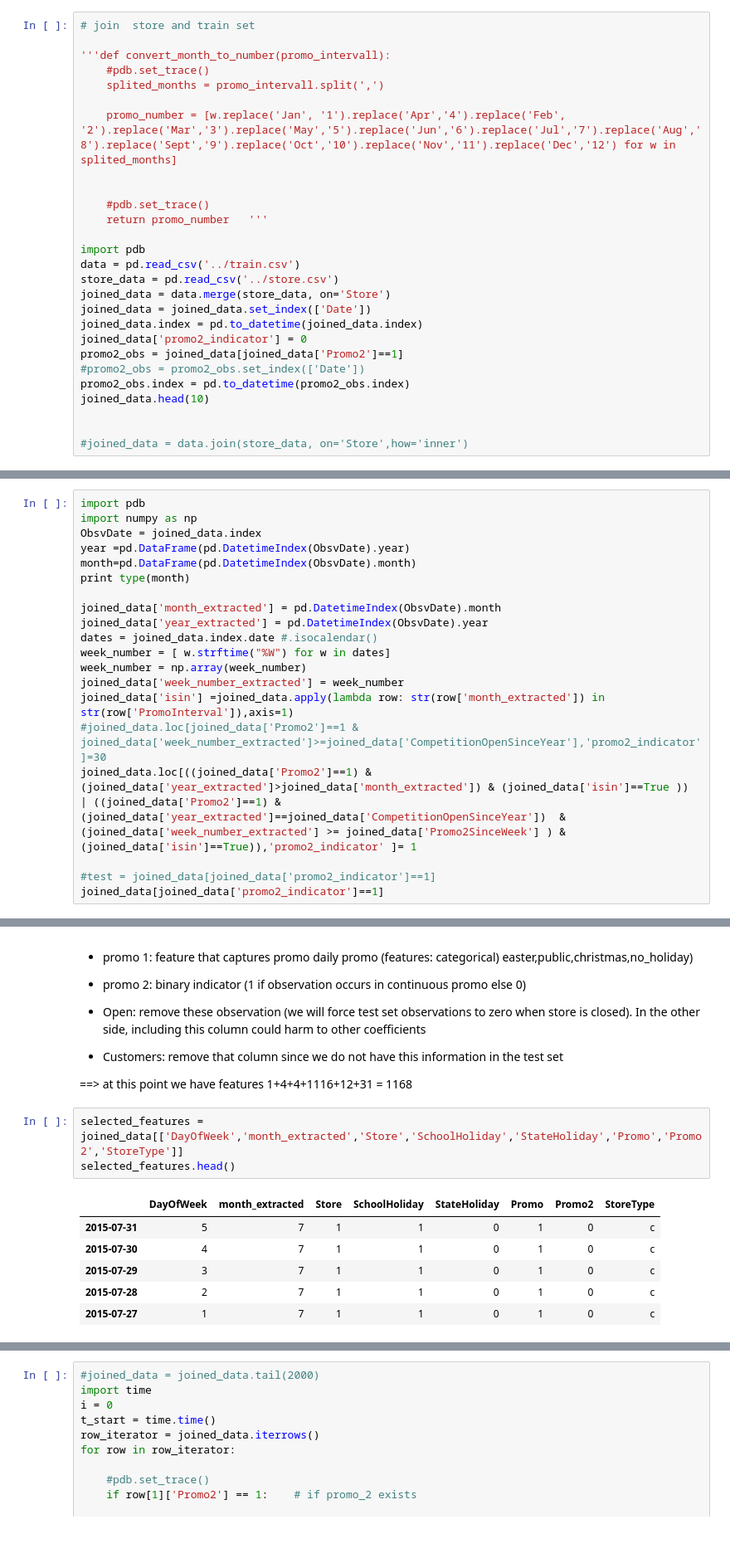
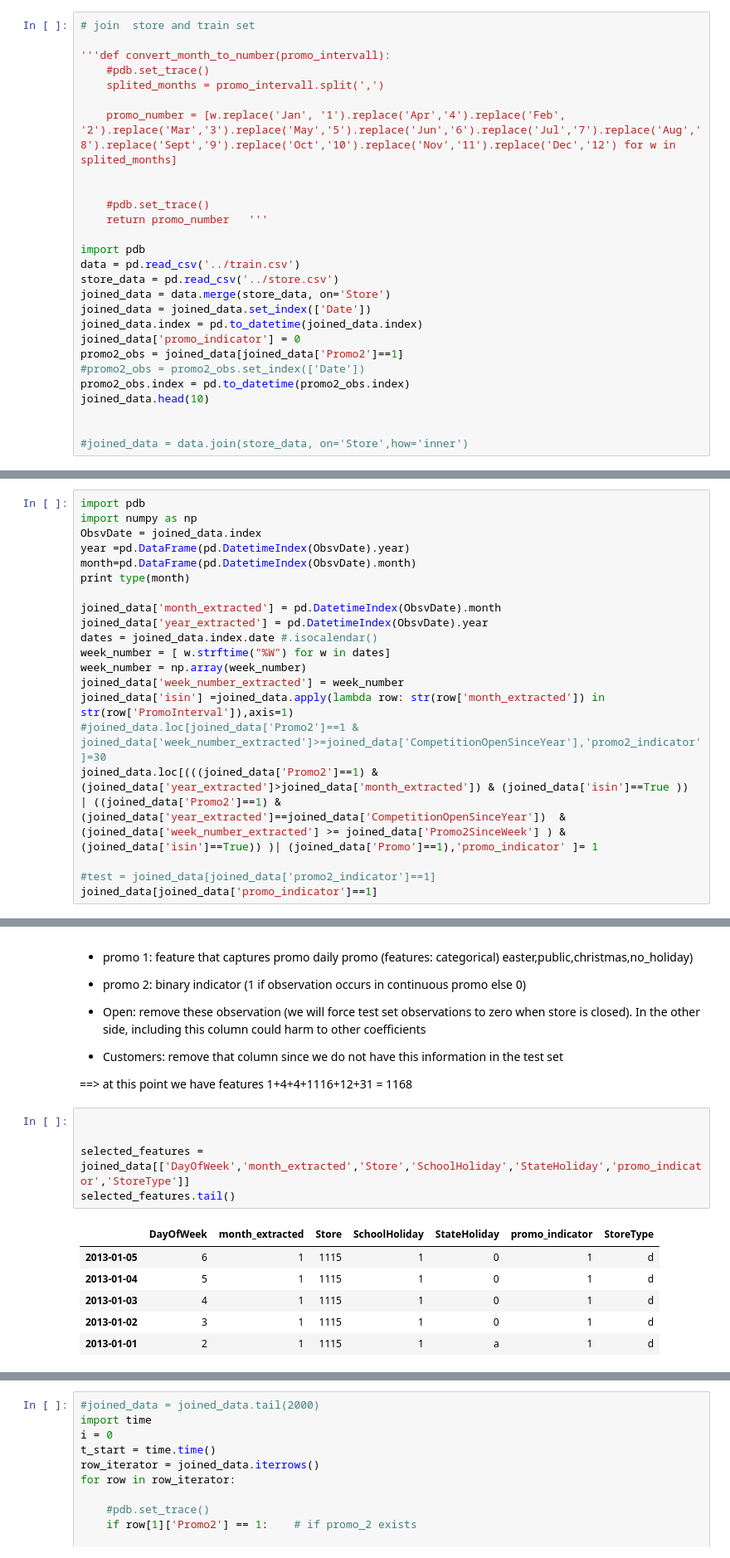
Before and after one commit to chkhalil/rossman_kaggle, a Jupyter notebook: forecast_solution.ipynb, the cells around one changed output, grey strips where cells are left out. Shown at 83% size. Cells and saved outputs as stored; diff of their text form.

```diff
--- a/forecast_solution.ipynb
+++ b/forecast_solution.ipynb
@@ -63,7 +63,7 @@ store_data = pd.read_csv('../store.csv')
 joined_data = data.merge(store_data, on='Store')
 joined_data = joined_data.set_index(['Date'])
 joined_data.index = pd.to_datetime(joined_data.index)
-joined_data['promo2_indicator'] = 0
+joined_data['promo_indicator'] = 0
 promo2_obs = joined_data[joined_data['Promo2']==1]
 #promo2_obs = promo2_obs.set_index(['Date'])
 promo2_obs.index = pd.to_datetime(promo2_obs.index)
@@ -99,10 +99,10 @@ week_number = np.array(week_number)
 joined_data['week_number_extracted'] = week_number
 joined_data['isin'] =joined_data.apply(lambda row: str(row['month_extracted']) in str(row['PromoInterval']),axis=1)
 #joined_data.loc[joined_data['Promo2']==1 & joined_data['week_number_extracted']>=joined_data['CompetitionOpenSinceYear'],'promo2_indicator']=30
-joined_data.loc[((joined_data['Promo2']==1) & (joined_data['year_extracted']>joined_data['month_extracted']) & (joined_data['isin']==True ))  | ((joined_data['Promo2']==1) & (joined_data['year_extracted']==joined_data['CompetitionOpenSinceYear'])  & (joined_data['week_number_extracted'] >= joined_data['Promo2SinceWeek'] ) & (joined_data['isin']==True)),'promo2_indicator' ]= 1
+joined_data.loc[(((joined_data['Promo2']==1) & (joined_data['year_extracted']>joined_data['month_extracted']) & (joined_data['isin']==True ))  | ((joined_data['Promo2']==1) & (joined_data['year_extracted']==joined_data['CompetitionOpenSinceYear'])  & (joined_data['week_number_extracted'] >= joined_data['Promo2SinceWeek'] ) & (joined_data['isin']==True)) )| (joined_data['Promo']==1),'promo_indicator' ]= 1
 
 #test = joined_data[joined_data['promo2_indicator']==1]
-joined_data[joined_data['promo2_indicator']==1]
+joined_data[joined_data['promo_indicator']==1]
 # %% [output]
 <class 'pandas.core.frame.DataFrame'>
 |  | Store | DayOfWeek | Sales | Customers | Open | Promo | StateHoliday | SchoolHoliday | StoreType | ... |
@@ -149,15 +149,17 @@ store temporal dimension:
 
 ==> at this point we have features 1+4+4+1116+12+31 = 1168
 # %%
-selected_features = joined_data[['DayOfWeek','month_extracted','Store','SchoolHoliday','StateHoliday','Promo','Promo2','StoreType']]
-selected_features.head()
+
+
+selected_features = joined_data[['DayOfWeek','month_extracted','Store','SchoolHoliday','StateHoliday','promo_indicator','StoreType']]
+selected_features.tail()
 # %% [output]
-|  | DayOfWeek | month_extracted | Store | SchoolHoliday | StateHoliday | Promo | Promo2 | StoreType |
-| 2015-07-31 | 5 | 7 | 1 | 1 | 0 | 1 | 0 | c |
-| 2015-07-30 | 4 | 7 | 1 | 1 | 0 | 1 | 0 | c |
-| 2015-07-29 | 3 | 7 | 1 | 1 | 0 | 1 | 0 | c |
-| 2015-07-28 | 2 | 7 | 1 | 1 | 0 | 1 | 0 | c |
-| 2015-07-27 | 1 | 7 | 1 | 1 | 0 | 1 | 0 | c |
+|  | DayOfWeek | month_extracted | Store | SchoolHoliday | StateHoliday | promo_indicator | StoreType |
+| 2013-01-05 | 6 | 1 | 1115 | 1 | 0 | 1 | d |
+| 2013-01-04 | 5 | 1 | 1115 | 1 | 0 | 1 | d |
+| 2013-01-03 | 4 | 1 | 1115 | 1 | 0 | 1 | d |
+| 2013-01-02 | 3 | 1 | 1115 | 1 | 0 | 1 | d |
+| 2013-01-01 | 2 | 1 | 1115 | 1 | a | 1 | d |
 # %%
 import numpy
 discretized_day_of_week = (joined_data.DayOfWeek.values[:,numpy.newaxis] == joined_data.DayOfWeek.unique()).astype(int)
```
Also changed, not shown: parts of 9 cells of this notebook.
